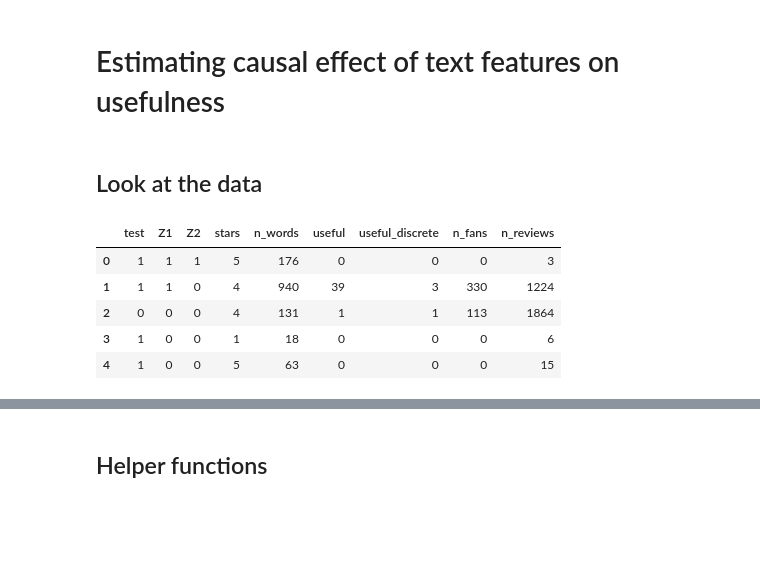
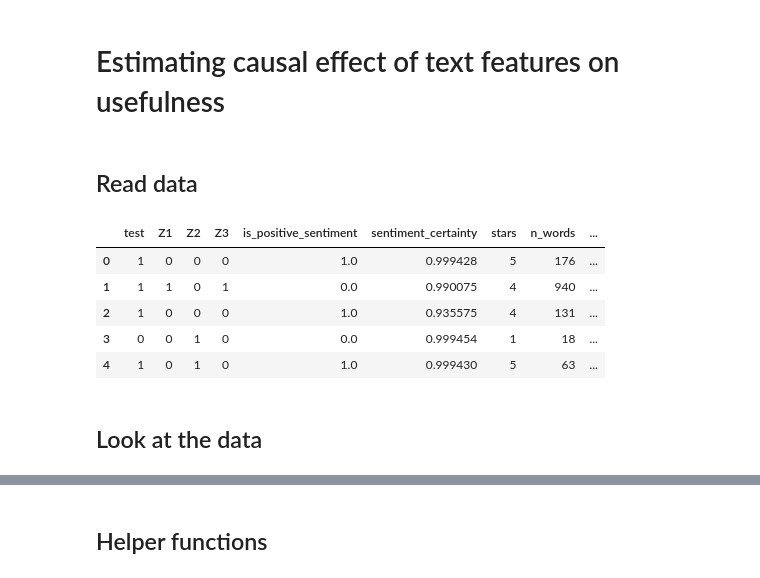
Before and after one commit to lovhag/yelp_causal_inference, a Jupyter notebook: make_causal_inference.ipynb, the cells around one changed output, grey strips where cells are left out. Cells and saved outputs as stored; diff of their text form; code cells hidden in the pictures; blank space fills up the shorter version.

```diff
--- a/make_causal_inference.ipynb
+++ b/make_causal_inference.ipynb
@@ -12,0 +21,18 @@ from patsy import dmatrices
+# %% [markdown]
+## Read data
+# %%
+filename = 'saved_data/features_interpretable.csv'
+
+df = pd.read_csv(filename)
+
+df = df.dropna(axis=0)
+df.reset_index(inplace=True, drop=True)
+
+df.head()
+# %% [output]
+|  | test | Z1 | Z2 | Z3 | is_positive_sentiment | sentiment_certainty | stars | n_words | ... |
+| 0 | 1 | 0 | 0 | 0 | 1.0 | 0.999428 | 5 | 176 | ... |
+| 1 | 1 | 1 | 0 | 1 | 0.0 | 0.990075 | 4 | 940 | ... |
+| 2 | 1 | 0 | 0 | 0 | 1.0 | 0.935575 | 4 | 131 | ... |
+| 3 | 0 | 0 | 1 | 0 | 0.0 | 0.999454 | 1 | 18 | ... |
+| 4 | 1 | 0 | 1 | 0 | 1.0 | 0.999430 | 5 | 63 | ... |
@@ -13,16 +46,5 @@ from patsy import dmatrices
 # %% [markdown]
 ## Look at the data
-# %%
-df = pd.read_csv('saved_data/features.csv')
-
-df.head()
-# %% [output]
-|  | test | Z1 | Z2 | stars | n_words | useful | useful_discrete | n_fans | n_reviews |
-| 0 | 1 | 1 | 1 | 5 | 176 | 0 | 0 | 0 | 3 |
-| 1 | 1 | 1 | 0 | 4 | 940 | 39 | 3 | 330 | 1224 |
-| 2 | 0 | 0 | 0 | 4 | 131 | 1 | 1 | 113 | 1864 |
-| 3 | 1 | 0 | 0 | 1 | 18 | 0 | 0 | 0 | 6 |
-| 4 | 1 | 0 | 0 | 5 | 63 | 0 | 0 | 0 | 15 |
 # %%
 # Which are the average values in each treatment group?
 
```
Also changed, not shown: parts of 23 cells of this notebook.
